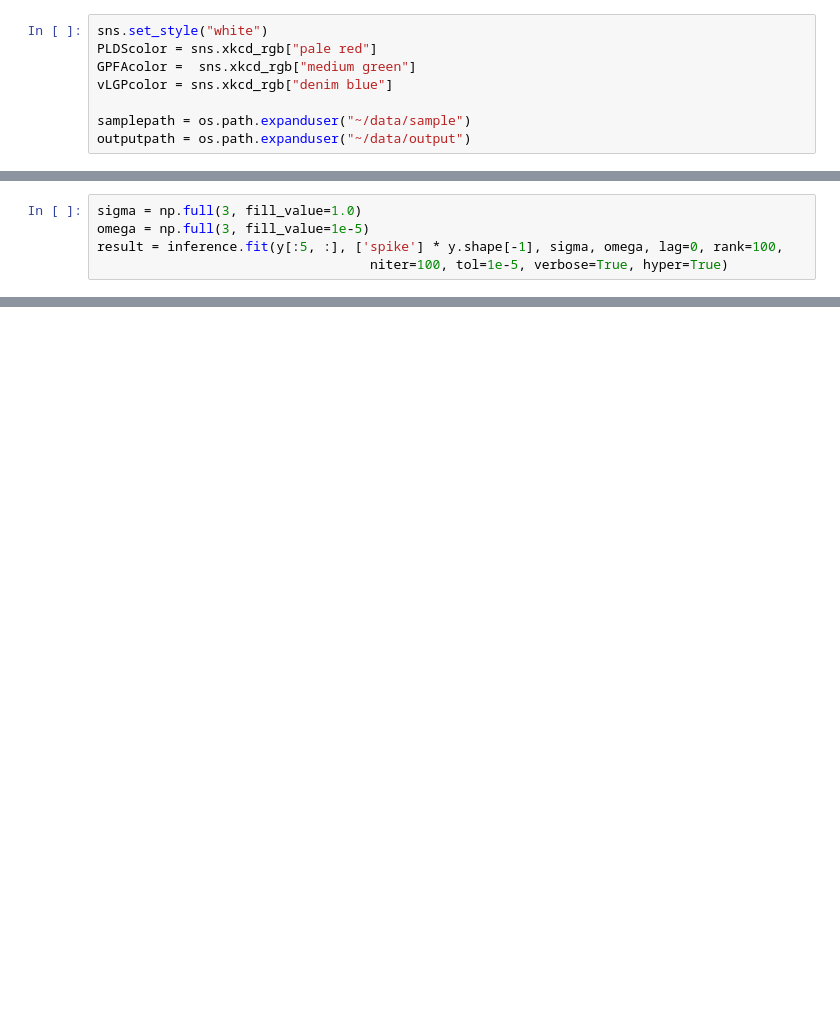
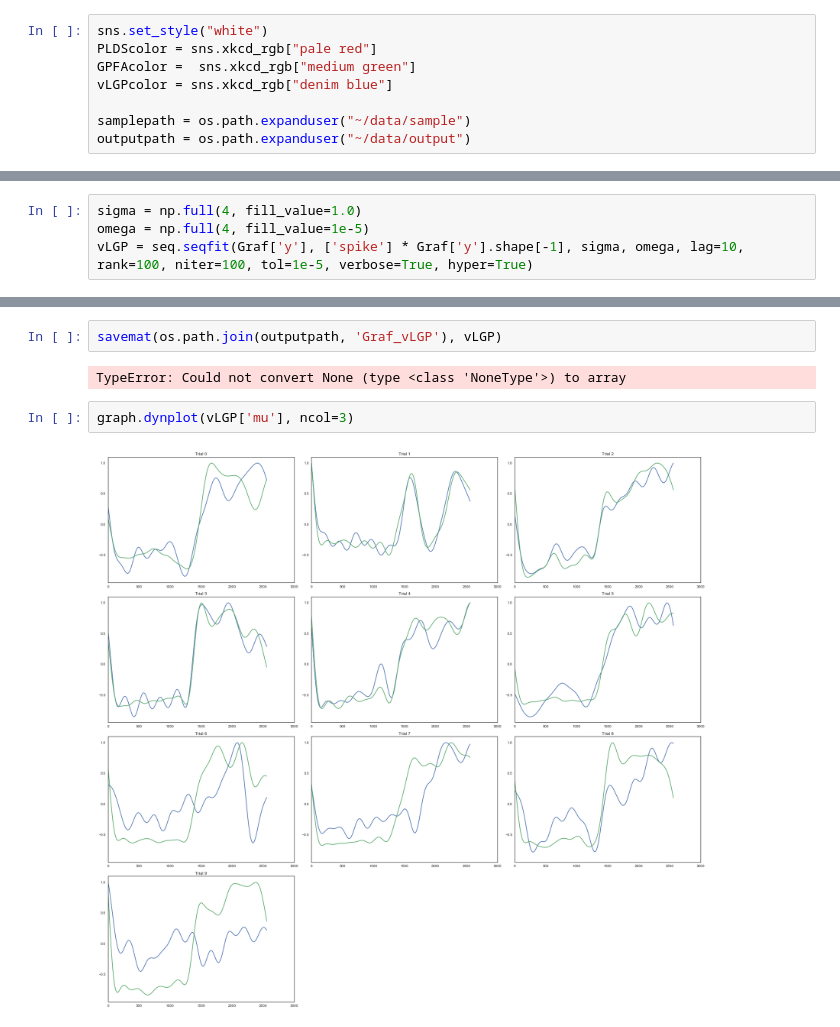
Before and after one commit to catniplab/vlgp, a Jupyter notebook: Graf.ipynb, the cells around one changed output, grey strips where cells are left out. Cells and saved outputs as stored; diff of their text form; blank space fills up the shorter version.

```diff
--- a/Graf.ipynb
+++ b/Graf.ipynb
@@ -57,7 +63,6 @@ graph.rasterplot(y[:5, :, :])
 # %%
-sigma = np.full(3, fill_value=1.0)
-omega = np.full(3, fill_value=1e-5)
-result = inference.fit(y[:5, :], ['spike'] * y.shape[-1], sigma, omega, lag=0, rank=100,
-                                   niter=100, tol=1e-5, verbose=True, hyper=True)
+sigma = np.full(4, fill_value=1.0)
+omega = np.full(4, fill_value=1e-5)
+vLGP = seq.seqfit(Graf['y'], ['spike'] * Graf['y'].shape[-1], sigma, omega, lag=10, rank=100, niter=100, tol=1e-5, verbose=True, hyper=True)
 # %% [output]
 Inference starts.
@@ -79,0 +85,8 @@ Inference ends.
+# %%
+savemat(os.path.join(outputpath, 'Graf_vLGP'), vLGP)
+# %% [output]
+TypeError: Could not convert None (type <class 'NoneType'>) to array
+# %%
+graph.dynplot(vLGP['mu'], ncol=3)
+# %% [output]
+[figure, added]
```
Also changed, not shown: parts of 10 cells of this notebook, 5 other files.
